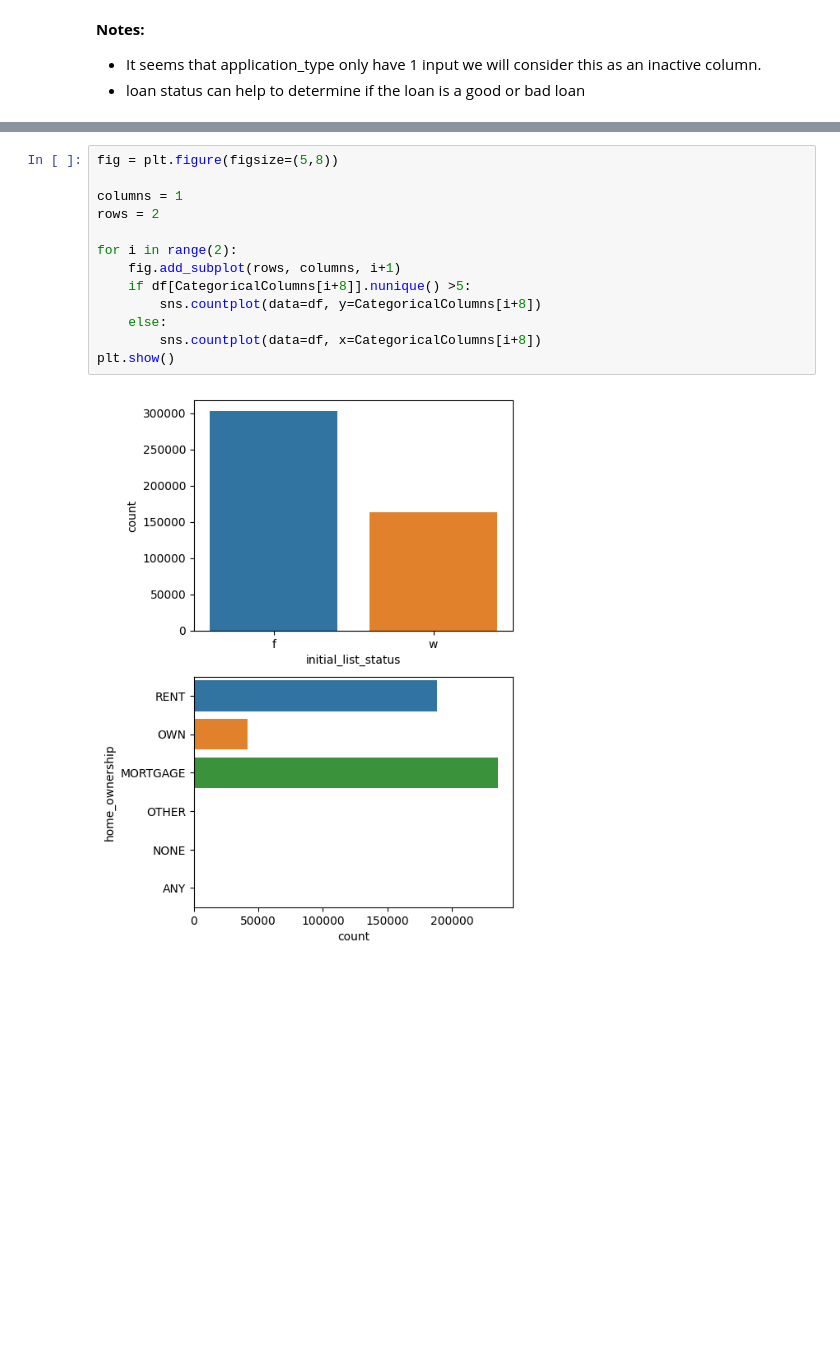
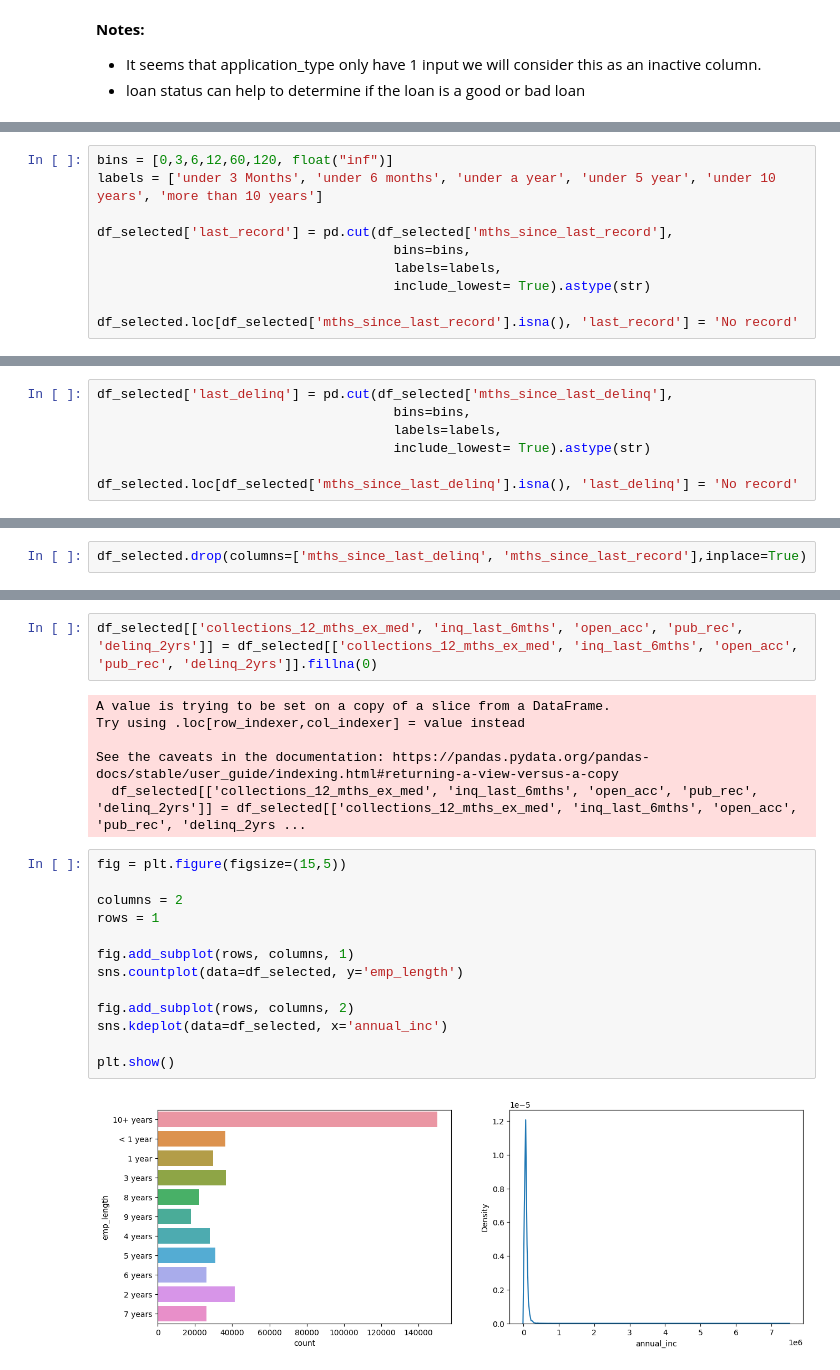
Before and after one commit to khalifaumana/VIX-Rakamin-IDX, a Jupyter notebook: dataPreprocessing.ipynb, the cells around one changed output, grey strips where cells are left out. Saved outputs shown, nothing was run; the diff lists cells and outputs as text; blank space fills up the shorter version.

Commit message:
adding data preprocessing phase

```diff
--- a/dataPreprocessing.ipynb
+++ b/dataPreprocessing.ipynb
@@ -302,0 +507,10 @@ plt.show()
+# %%
+bins = [0,3,6,12,60,120, float("inf")]
+labels = ['under 3 Months', 'under 6 months', 'under a year', 'under 5 year', 'under 10 years', 'more than 10 years']
+
+df_selected['last_record'] = pd.cut(df_selected['mths_since_last_record'],
+                                      bins=bins,
+                                      labels=labels,
+                                      include_lowest= True).astype(str)
+
+df_selected.loc[df_selected['mths_since_last_record'].isna(), 'last_record'] = 'No record'
@@ -302,0 +552,7 @@ plt.show()
+# %%
+df_selected['last_delinq'] = pd.cut(df_selected['mths_since_last_delinq'],
+                                      bins=bins,
+                                      labels=labels,
+                                      include_lowest= True).astype(str)
+
+df_selected.loc[df_selected['mths_since_last_delinq'].isna(), 'last_delinq'] = 'No record'
@@ -302,0 +599,2 @@ plt.show()
+# %%
+df_selected.drop(columns=['mths_since_last_delinq', 'mths_since_last_record'],inplace=True)
@@ -303,15 +625,23 @@ plt.show()
+# %%
+df_selected[['collections_12_mths_ex_med', 'inq_last_6mths', 'open_acc', 'pub_rec', 'delinq_2yrs']] = df_selected[['collections_12_mths_ex_med', 'inq_last_6mths', 'open_acc', 'pub_rec', 'delinq_2yrs']].fillna(0)
+# %% [output]
+A value is trying to be set on a copy of a slice from a DataFrame.
+Try using .loc[row_indexer,col_indexer] = value instead
+
+See the caveats in the documentation: https://pandas.pydata.org/pandas-docs/stable/user_guide/indexing.html#returning-a-view-versus-a-copy
+  df_selected[['collections_12_mths_ex_med', 'inq_last_6mths', 'open_acc', 'pub_rec', 'delinq_2yrs']] = df_selected[['collections_12_mths_ex_med', 'inq_last_6mths', 'open_acc', 'pub_rec', 'delinq_2yrs ...
 # %%
-fig = plt.figure(figsize=(5,8))
+fig = plt.figure(figsize=(15,5))
 
-columns = 1
-rows = 2
+columns = 2
+rows = 1
 
-for i in range(2):
-    fig.add_subplot(rows, columns, i+1)
-    if df[CategoricalColumns[i+8]].nunique() >5:
-        sns.countplot(data=df, y=CategoricalColumns[i+8])
-    else:
-        sns.countplot(data=df, x=CategoricalColumns[i+8])
+fig.add_subplot(rows, columns, 1)
+sns.countplot(data=df_selected, y='emp_length')
+
+fig.add_subplot(rows, columns, 2)
+sns.kdeplot(data=df_selected, x='annual_inc')
+
 plt.show()
 # %% [output]
-[figure, old version]
+[figure, new version]
```
Also changed, not shown: parts of 84 cells of this notebook, 2 other files.
